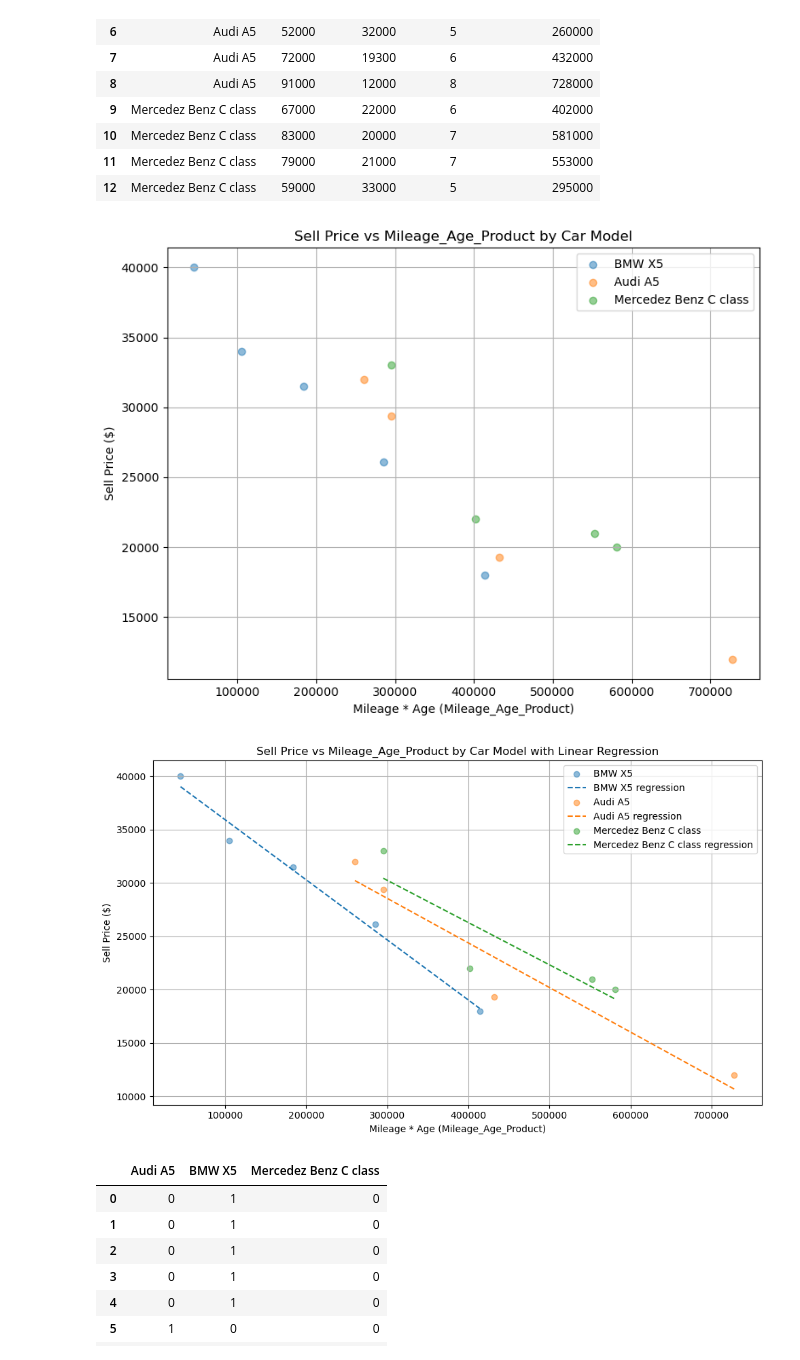
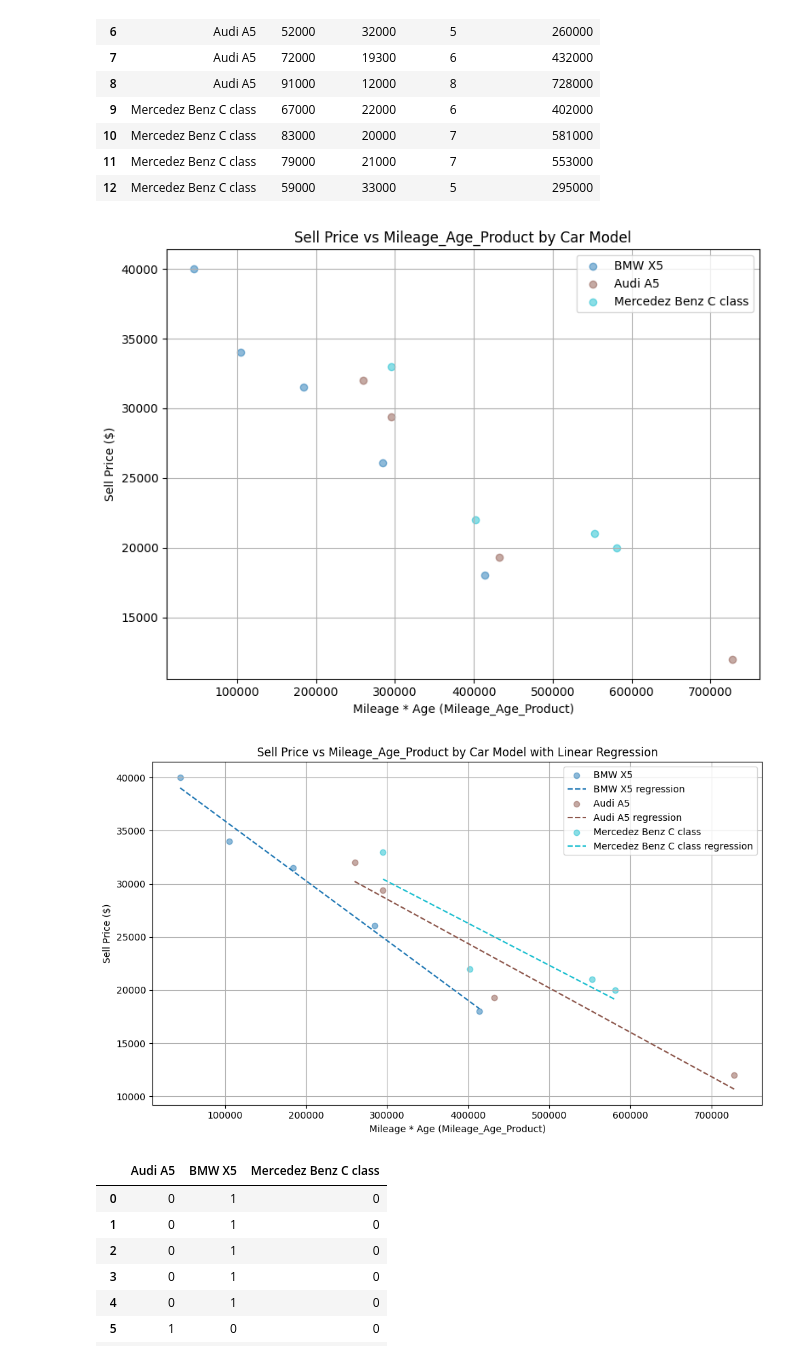
Before and after one commit to AdelZahid/Machine_learning_practice, a Jupyter notebook: Adel/ML_supervised/Exercise/OneHotEncoding.ipynb, the cells around one changed output. Cells and saved outputs as stored; diff of their text form; code cells hidden in the pictures.

```diff
--- a/Adel/ML_supervised/Exercise/OneHotEncoding.ipynb
+++ b/Adel/ML_supervised/Exercise/OneHotEncoding.ipynb
@@ -147,7 +172,8 @@ def plot_price_vs_mileage_age_product(csv_file):
     car_models = df['Car Model'].unique()
 
     # Define colors for different car models
-    colors = plt.cm.get_cmap('tab10')(range(len(car_models)))
+    cmap = plt.get_cmap('tab10')
+    colors = cmap(np.linspace(0, 1, max(2, len(car_models))))
 
     # Create scatter plot
     plt.figure(figsize=(8, 6))
@@ -167,7 +193,7 @@ def plot_price_vs_mileage_age_product(csv_file):
 # Call the function with the CSV file
 plot_price_vs_mileage_age_product('carprices.csv')
 # %% [output]
-[figure, old version]
+[figure, new version]
 # %%
 import pandas as pd
 import numpy as np
@@ -188,41 +214,42 @@ def plot_price_vs_mileage_age_with_regression(csv_file):
     car_models = df['Car Model'].unique()
 
     # Define colors for different car models
-    colors = plt.cm.get_cmap('tab10')(range(len(car_models)))
+    cmap = plt.get_cmap('tab10')
+    colors = cmap(np.linspace(0, 1, max(2, len(car_models))))
 
     # Create scatter plot
     plt.figure(figsize=(10, 6))
     for i, model in enumerate(car_models):
         # Filter data for the current car model
         model_data = df[df['Car Model'] == model]
         x = model_data[feature]
         y = model_data[target]
 
         # Scatter plot for the model
         plt.scatter(x, y, c=[colors[i]], label=model, alpha=0.5)
 
         # Calculate linear regression
         coeffs = np.polyfit(x, y, 1)  # Degree 1 for linear regression
         slope, intercept = coeffs
         regression_line = np.poly1d(coeffs)
 
         # Generate points for regression line
         x_range = np.linspace(x.min(), x.max(), 100)
         plt.plot(x_range, regression_line(x_range), color=colors[i],
-                 linestyle='--', label=f'{model} regression')
+            linestyle='--', label=f'{model} regression')
 
     plt.xlabel('Mileage * Age (Mileage_Age_Product)')
     plt.ylabel('Sell Price ($)')
     plt.title('Sell Price vs Mileage_Age_Product by Car Model with Linear Regression')
     plt.legend()
     plt.grid(True)
     plt.tight_layout()
     plt.show()
 
 # Call the function with the CSV file
 plot_price_vs_mileage_age_with_regression('carprices.csv')
 # %% [output]
-[figure, old version]
+[figure, new version]
 # %%
 dummies=pd.get_dummies(df['Car Model']).astype(int)
 dummies
```
Also changed, not shown: parts of 3 cells of this notebook, 5 other files.
